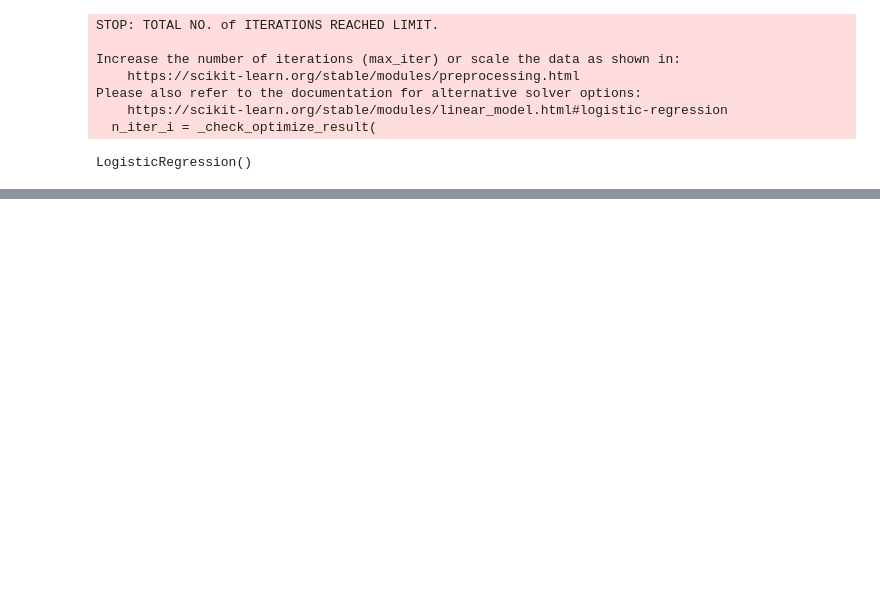
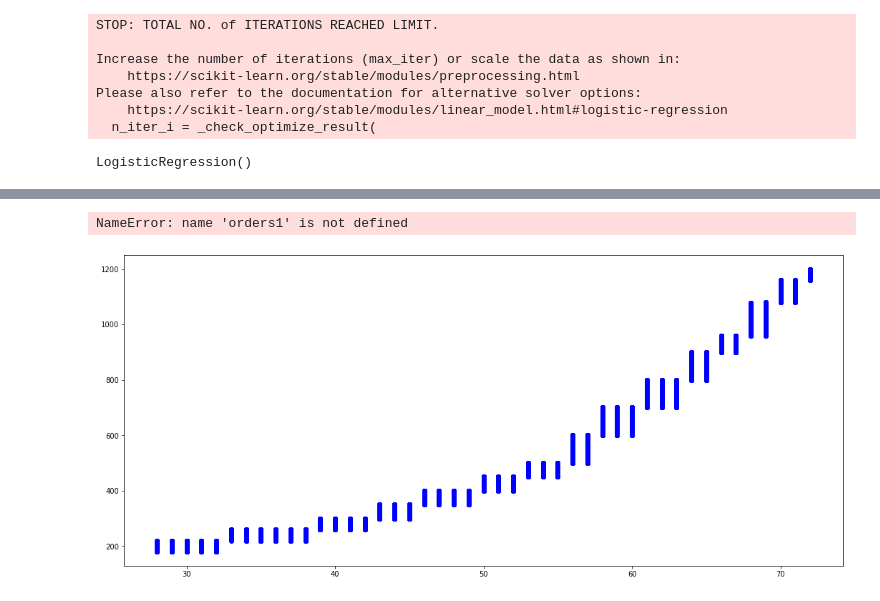
Before and after one commit to pythonpioneer/Data-Science, a Jupyter notebook: Project MLHD/LogisticRegression/LogisticRegression.ipynb, the cells around one changed output, grey strips where cells are left out. Cells and saved outputs as stored; diff of their text form; code cells hidden in the pictures; blank space fills up the shorter version.

```diff
--- a/Project MLHD/LogisticRegression/LogisticRegression.ipynb
+++ b/Project MLHD/LogisticRegression/LogisticRegression.ipynb
@@ -117,3 +121,14 @@ Text(0, 0.5, 'Horse Weight')
+# %%
+# now visulize the testing set result
+plt.subplots(figsize=(18, 8))
+plt.scatter(X_train, y_train, color='blue')
+plt.plot(X_train[orders1], model.predict(X_train)[orders1], color='red')
+plt.title('Height ~ Weight of testing set')
+plt.xlabel('Horse Height')
+plt.ylabel('Horse Weight')
+# %% [output]
+NameError: name 'orders1' is not defined
+[figure, added]
 # %%
 # now calculate the residuals for withmean
 from sklearn import metrics
```
Also changed, not shown: parts of 6 cells of this notebook.
